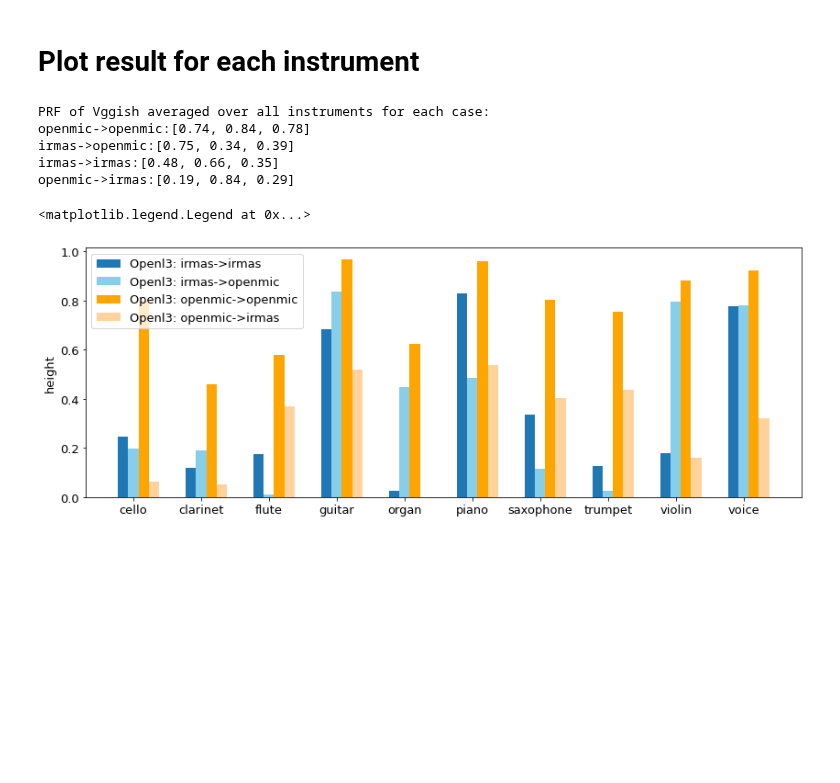
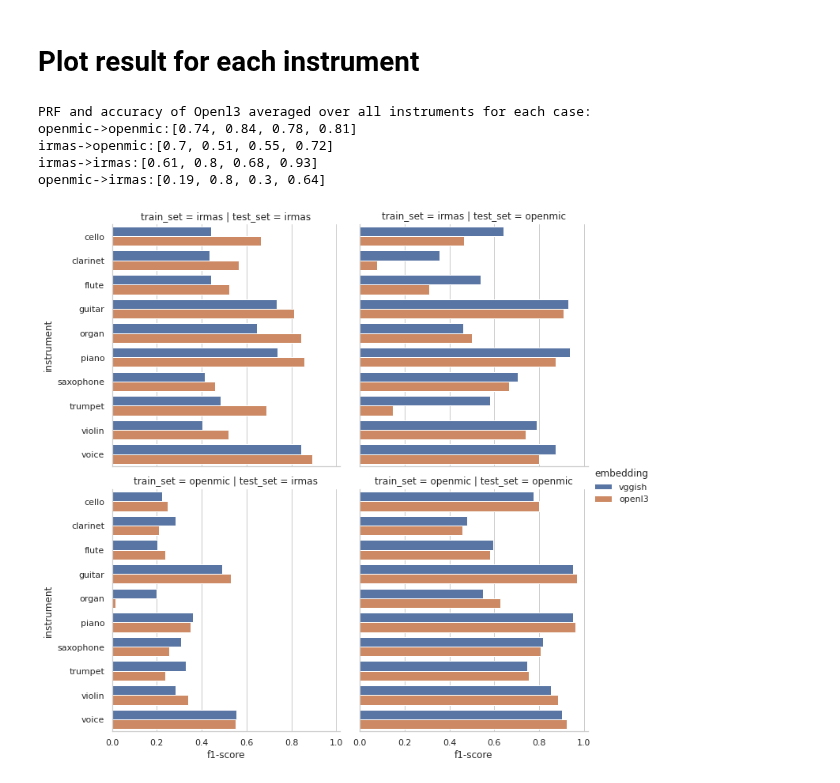
Before and after one commit to changhongw/audio-embedding-bias, a Jupyter notebook: Openl3_crossdataset_generalization.ipynb, the cells around one changed output. Cells and saved outputs as stored; diff of their text form; code cells hidden in the pictures; blank space fills up the shorter version.

```diff
--- a/Openl3_crossdataset_generalization.ipynb
+++ b/Openl3_crossdataset_generalization.ipynb
@@ -558,43 +564,14 @@ irmas_openmic = train_irmas[train_irmas['test_set']=='openmic']
 openmic_openmic = train_openmic[train_openmic['test_set']=='openmic']
 openmic_irmas = train_openmic[train_openmic['test_set']=='irmas']
 
-print('PRF of Vggish averaged over all instruments for each case:')
-print('openmic->openmic:{}'.format(list(openmic_openmic[['precision', 'recall', 'f1-score']].astype(float).mean(axis=0).round(2))))
-print('irmas->openmic:{}'.format(list(irmas_openmic[['precision', 'recall', 'f1-score']].astype(float).mean(axis=0).round(2))))
-print('irmas->irmas:{}'.format(list(irmas_irmas[['precision', 'recall', 'f1-score']].astype(float).mean(axis=0).round(2))))
-print('openmic->irmas:{}'.format(list(openmic_irmas[['precision', 'recall', 'f1-score']].astype(float).mean(axis=0).round(2))))
+print('PRF and accuracy of Openl3 averaged over all instruments for each case:')
+print('openmic->openmic:{}'.format(list(openmic_openmic[['precision', 'recall', 'f1-score', 'accuracy']].astype(float).mean(axis=0).round(2))))
+print('irmas->openmic:{}'.format(list(irmas_openmic[['precision', 'recall', 'f1-score', 'accuracy']].astype(float).mean(axis=0).round(2))))
+print('irmas->irmas:{}'.format(list(irmas_irmas[['precision', 'recall', 'f1-score', 'accuracy']].astype(float).mean(axis=0).round(2))))
+print('openmic->irmas:{}'.format(list(openmic_irmas[['precision', 'recall', 'f1-score', 'accuracy']].astype(float).mean(axis=0).round(2))))
 # %% [output]
-PRF of Vggish averaged over all instruments for each case:
-openmic->openmic:[0.74, 0.84, 0.78]
-irmas->openmic:[0.75, 0.34, 0.39]
-irmas->irmas:[0.48, 0.66, 0.35]
-openmic->irmas:[0.19, 0.84, 0.29]
+PRF and accuracy of Openl3 averaged over all instruments for each case:
+openmic->openmic:[0.74, 0.84, 0.78, 0.81]
+irmas->openmic:[0.7, 0.51, 0.55, 0.72]
+irmas->irmas:[0.61, 0.8, 0.68, 0.93]
+openmic->irmas:[0.19, 0.8, 0.3, 0.64]
-# %%
-plt.rcParams.update({'font.size':13})
-plt.figure(figsize=(14,5))
-
-barWidth = 0.15  # width of the bars
-
-# Set bars
-bars1 = [float(irmas_irmas[irmas_irmas['instrument']==inst]['f1-score'].values[0]) for inst in class_align]
-bars2 = [float(irmas_openmic[irmas_openmic['instrument']==inst]['f1-score'].values[0]) for inst in class_align]
-bars3 = [float(openmic_openmic[openmic_openmic['instrument']==inst]['f1-score'].values[0]) for inst in class_align]
-bars4 = [float(openmic_irmas[openmic_irmas['instrument']==inst]['f1-score'].values[0]) for inst in class_align]
-
-# The x position of bars
-r1 = np.arange(len(bars1))
-r2 = [x + barWidth for x in r1]
-r3 = [x + 2*barWidth for x in r1]
-r4 = [x + 3*barWidth for x in r1]
-
-# Create bars
-plt.bar(r1, bars1, width = barWidth, capsize=7, label='Openl3: irmas->irmas')
-plt.bar(r2, bars2, width = barWidth, color='skyblue', capsize=7, label='Openl3: irmas->openmic')
-plt.bar(r3, bars3, width = barWidth, color='#FFA500', capsize=7, label='Openl3: openmic->openmic')
-plt.bar(r4, bars4, width = barWidth, color='#FFD39B', capsize=7, label='Openl3: openmic->irmas')
-
-plt.xticks([r + barWidth for r in range(len(bars1))], [inst for inst in class_align])
-plt.ylabel('height'); plt.legend()
-# %% [output]
-<matplotlib.legend.Legend at 0x...>
-[figure, removed]
@@ -600,0 +594,8 @@ plt.ylabel('height'); plt.legend()
+# %%
+sns.set_theme(context='notebook', style='whitegrid', palette='deep')
+
+df = pd.read_csv('crossdataset_generalization_result.csv')
+sns.catplot(data=df, row='train_set', col='test_set', y='instrument', x='f1-score', hue='embedding', kind='bar');
+plt.savefig('crossdataset_generalization_f1score.png')
+# %% [output]
+[figure, added]
```
Also changed, not shown: parts of 10 cells of this notebook, 4 other files.
